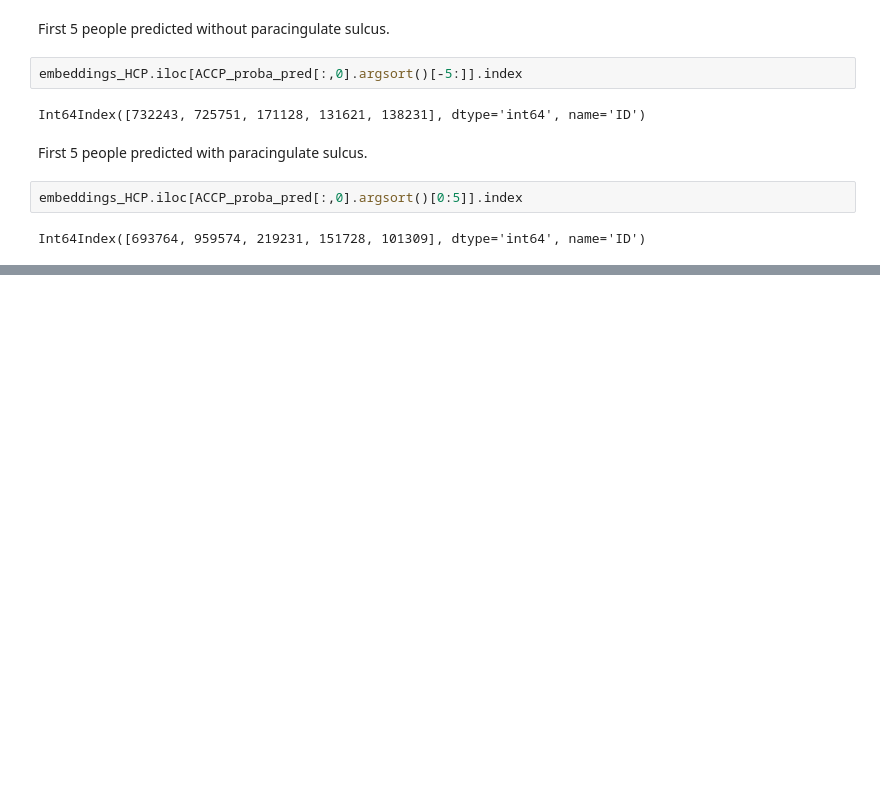
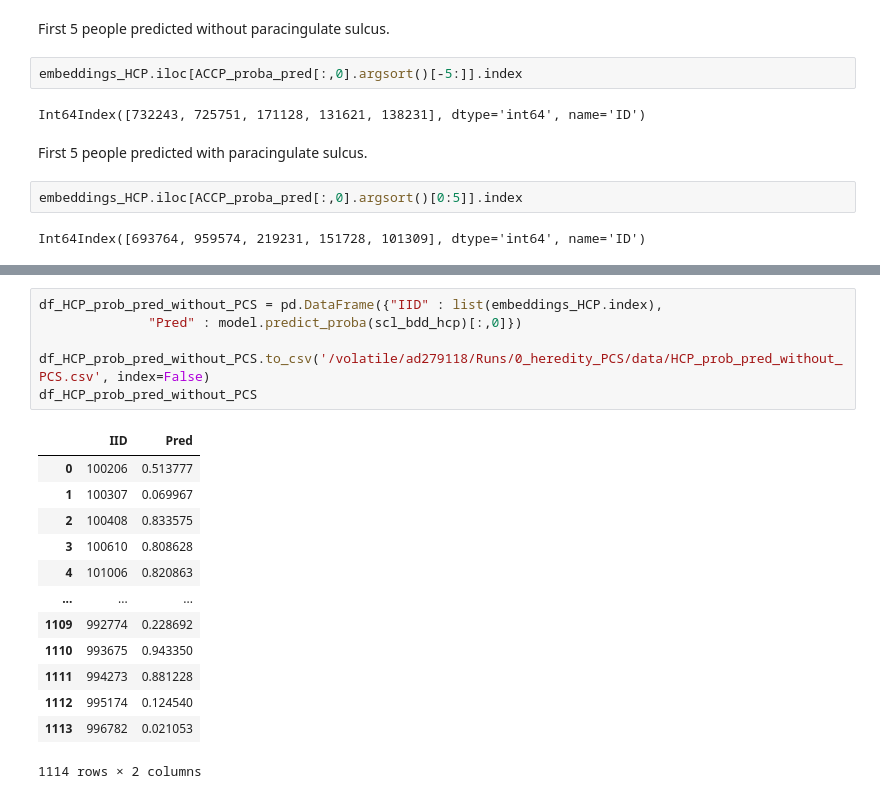
Before and after one commit to neurospin/champollion_V1, a Jupyter notebook: contrastive/notebooks/SVM_classifier_on_HCP_cingulate.ipynb, the cells around one changed output, grey strips where cells are left out. Saved outputs shown, nothing was run; the diff lists cells and outputs as text; blank space fills up the shorter version.

```diff
--- a/contrastive/notebooks/SVM_classifier_on_HCP_cingulate.ipynb
+++ b/contrastive/notebooks/SVM_classifier_on_HCP_cingulate.ipynb
@@ -317,0 +364,20 @@ Int64Index([693764, 959574, 219231, 151728, 101309], dtype='int64', name='ID')
+# %%
+df_HCP_prob_pred_without_PCS = pd.DataFrame({"IID" : list(embeddings_HCP.index),
+              "Pred" : model.predict_proba(scl_bdd_hcp)[:,0]})
+
+df_HCP_prob_pred_without_PCS.to_csv('/volatile/ad279118/Runs/0_heredity_PCS/data/HCP_prob_pred_without_PCS.csv', index=False)
+df_HCP_prob_pred_without_PCS
+# %% [output]
+|  | IID | Pred |
+| 0 | 100206 | 0.513777 |
+| 1 | 100307 | 0.069967 |
+| 2 | 100408 | 0.833575 |
+| 3 | 100610 | 0.808628 |
+| 4 | 101006 | 0.820863 |
+| ... | ... | ... |
+| 1109 | 992774 | 0.228692 |
+| 1110 | 993675 | 0.943350 |
+| 1111 | 994273 | 0.881228 |
+| 1112 | 995174 | 0.124540 |
+| 1113 | 996782 | 0.021053 |
+1114 rows × 2 columns
```
Also changed, not shown: parts of 9 cells of this notebook.
